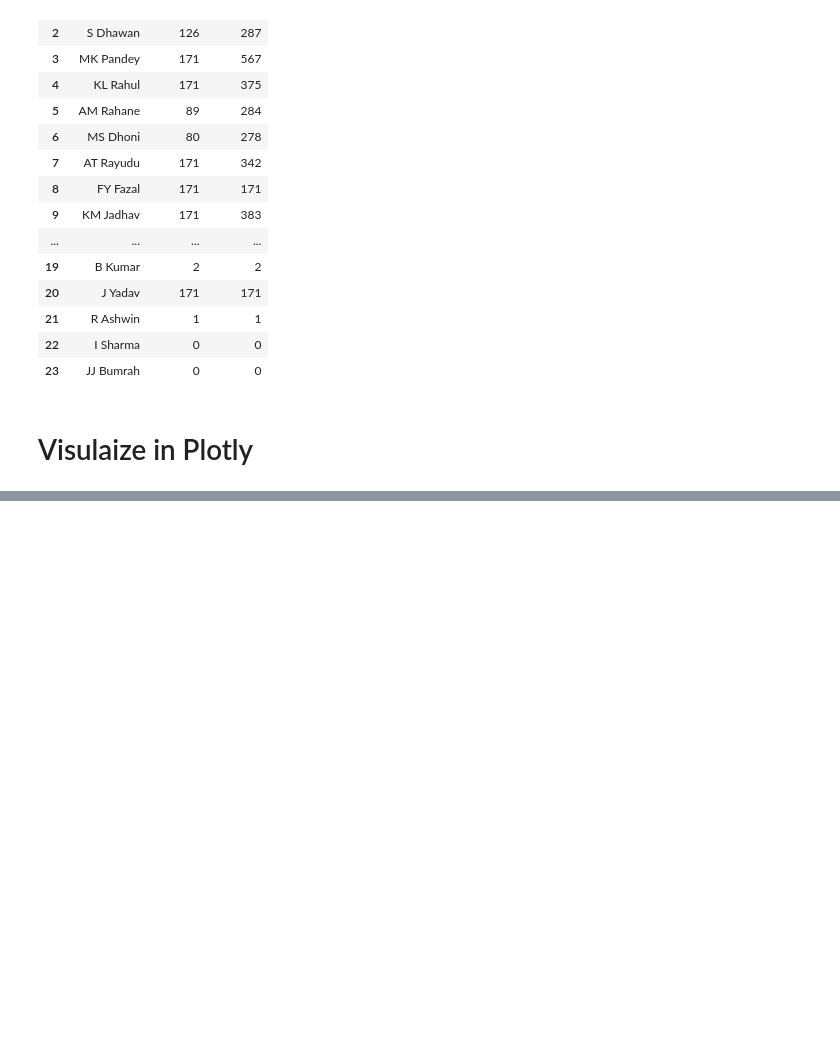
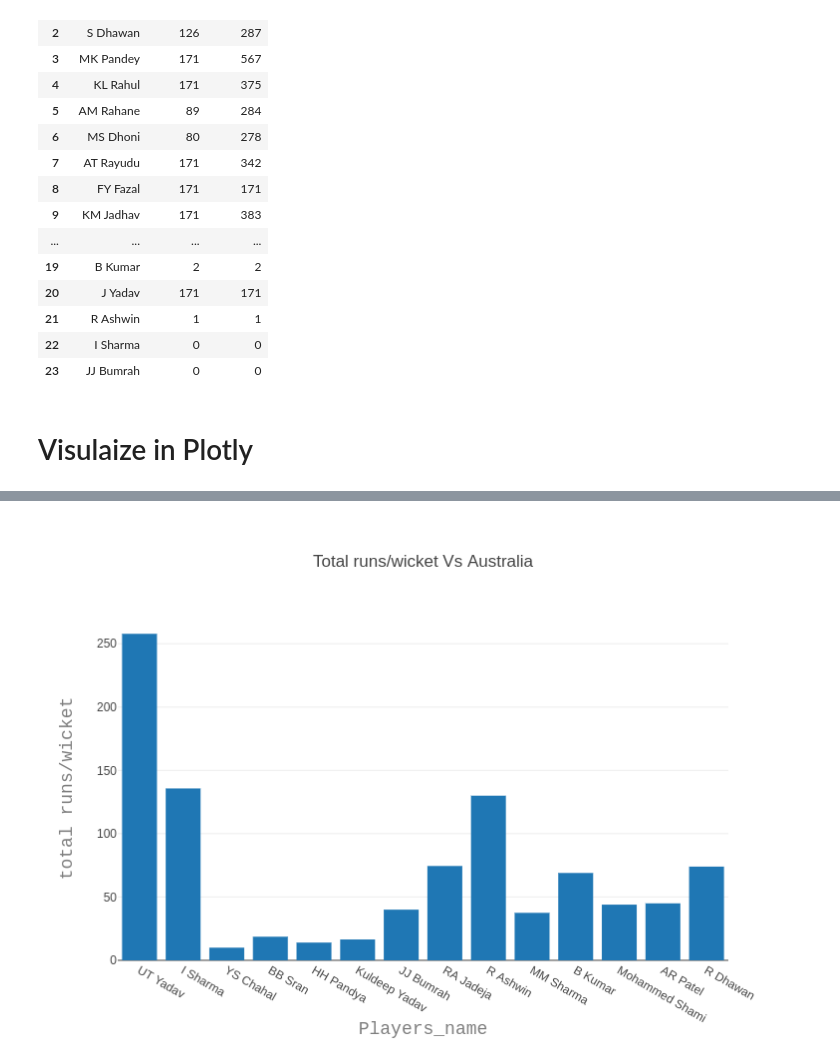
Before and after one commit to erayon/India-Australia-Cricket-Analysis, a Jupyter notebook: India’s_batting_performance_2016.ipynb, the cells around one changed output, grey strips where cells are left out. Drawn from its saved outputs; the diff is of its cells as text; code cells hidden in the pictures; blank space fills up the shorter version.

```diff
--- a/India’s_batting_performance_2016.ipynb
+++ b/India’s_batting_performance_2016.ipynb
@@ -232,3 +237,8 @@ py.iplot(fig, filename='basic-bar')
 # %% [output]
 High five! You successfully sent some data to your account on plotly. View your plot in your browser at https://plot.ly/~ayon.mi1/0 or inside your plot.ly account where it is named 'basic-bar'
 [interactive output not drawn]
+# %%
+from IPython.display import Image
+Image(filename='f2.png')
+# %% [output]
+[figure, added]
```
Also changed, not shown: parts of 1 cell of this notebook.
